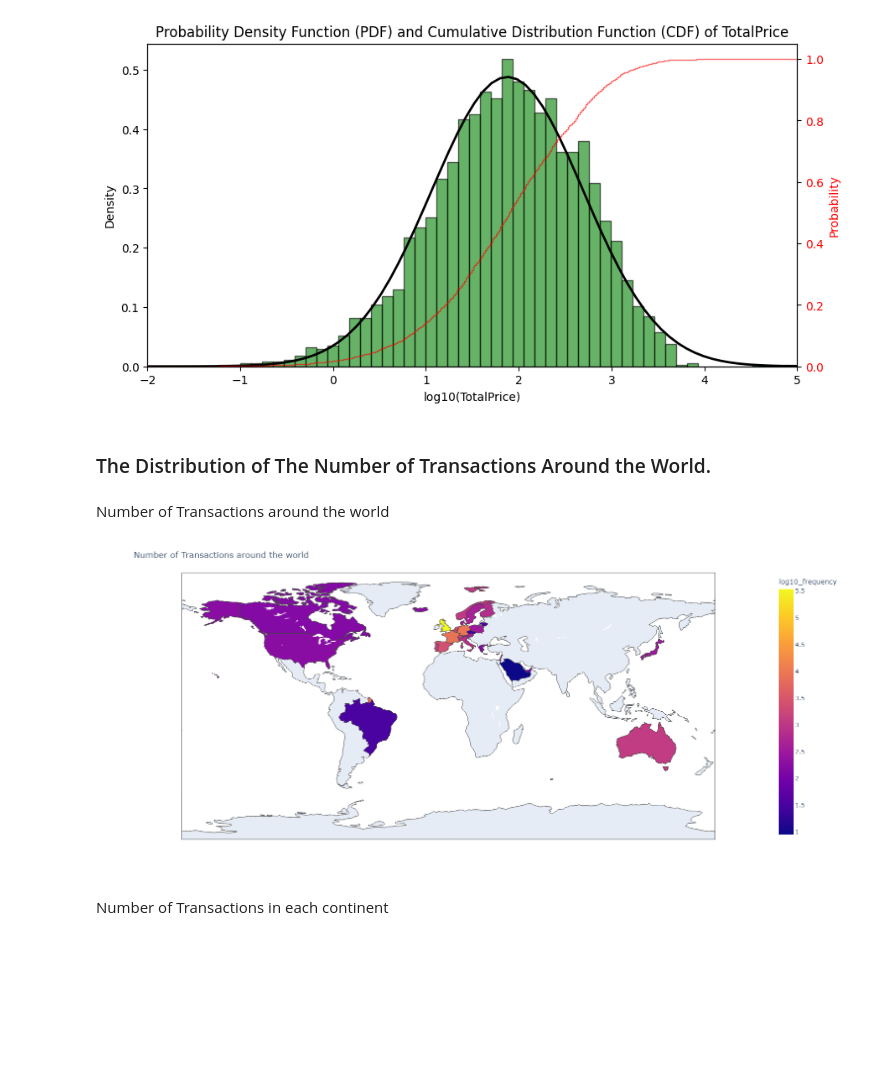
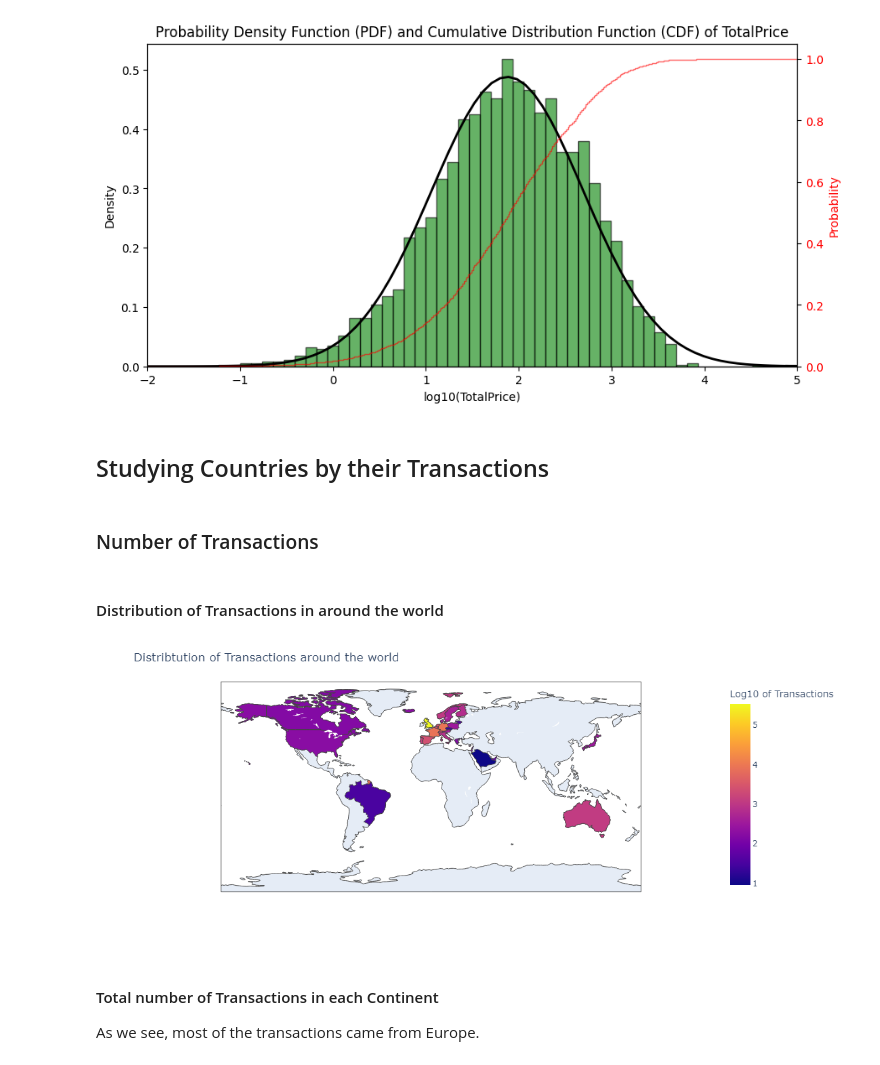
Before and after one commit to duyphuongnguyen1999/RFM-Customers-Segmentation, a Jupyter notebook: RFM Customer Segmentation.ipynb, the cells around one changed output. Saved outputs shown, nothing was run; the diff lists cells and outputs as text; code cells hidden in the pictures; blank space fills up the shorter version.

```diff
--- a/RFM Customer Segmentation.ipynb
+++ b/RFM Customer Segmentation.ipynb
@@ -187,31 +187,35 @@ for col in ["Quantity", "UnitPrice", "TotalPrice"]:
 [figure]
 [figure]
 [figure]
+# %% [markdown]
+## Studying Countries by their Transactions
 # %% [markdown]
-### The Distribution of The Number of Transactions Around the World.
+### Number of Transactions
 # %% [markdown]
-Number of Transactions around the world
+#### Distribution of Transactions in around the world
 # %%
 # Number of transactions in each country
 stats_country_df = df.groupby(['Country','CountryCode']).size().reset_index(name="frequency")
 stats_country_df.sort_values(by='frequency', ascending=False, inplace=True, ignore_index=True)
 stats_country_df['log10_frequency'] = np.log10(stats_country_df['frequency'])
 
 fig = px.choropleth(stats_country_df, locations="CountryCode",
                     color="log10_frequency", # lifeExp is a column of gapminder
                     hover_name="Country", # column to add to hover information
                     hover_data="frequency",
-                    color_continuous_scale=px.colors.sequential.Plasma)
+                    color_continuous_scale=px.colors.sequential.Plasma,
+                    labels={'log10_frequency': 'Log10 of Transactions'})
 fig.update_layout(
-    title_text = 'Number of Transactions around the world'
+    title_text = 'Distribtution of Transactions around the world'
     )
 fig.show()
 # fig.write_html('transactions-around-word.html')
-Image.open(r".\plotly-objects\PNG\transactions-around-word.png")
+Image.open(r".\plotly-objects\PNG\transactions-around-world.png")
 # %% [output]
-[figure, old version]
+[figure, new version]
-# %% [markdown]
-Number of Transactions in each continent
+# %% [markdown]
+#### Total number of Transactions in each Continent
+As we see, most of the transactions came from Europe.
 # %%
 # Create a dictionary contains continents (as key) and CountryCode (as value)
 continents_dict = {
```
Also changed, not shown: parts of 18 cells of this notebook, 9 other files.
